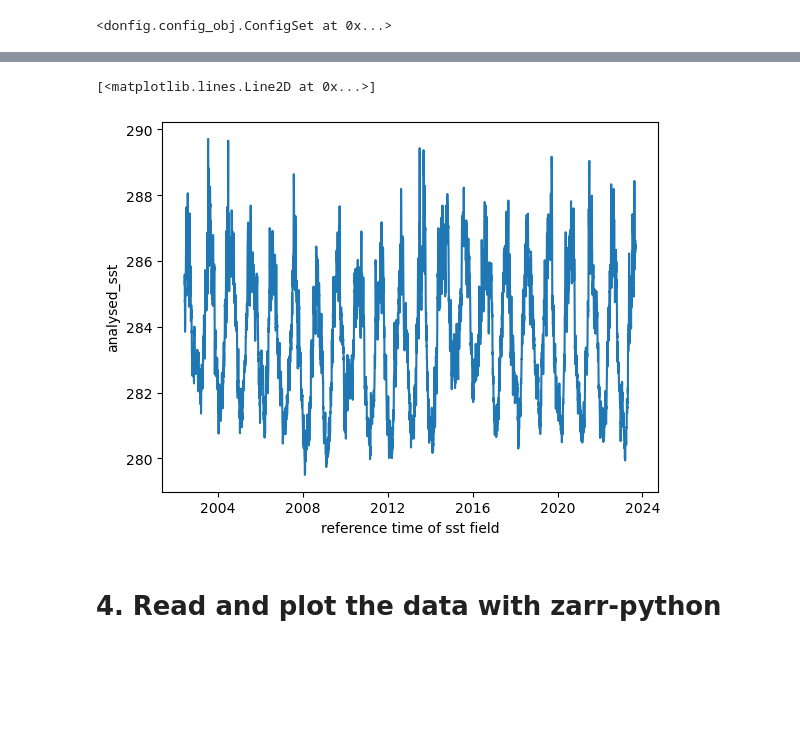
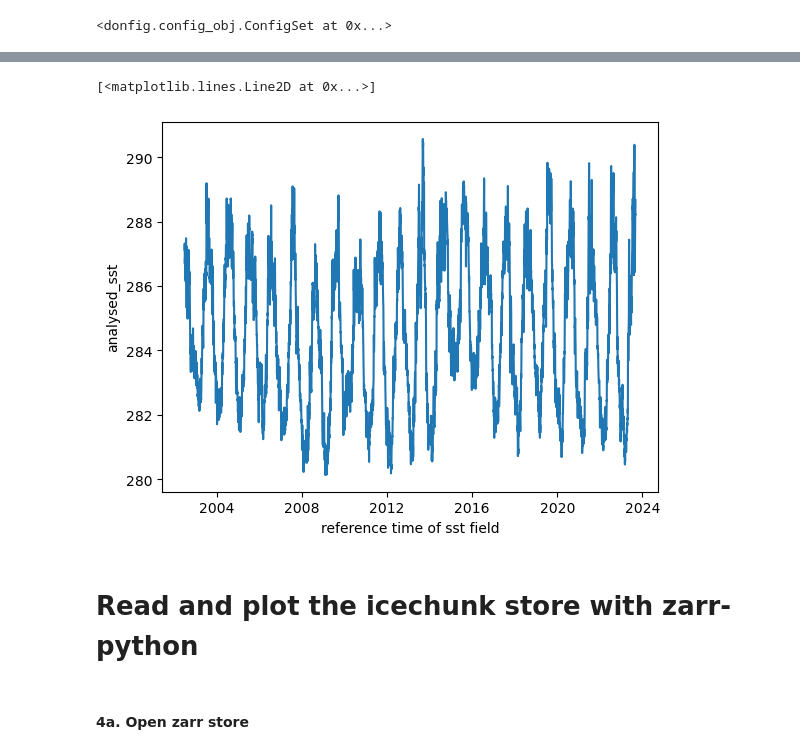
Before and after one commit to earth-mover/icechunk-nasa, a Jupyter notebook: notebooks/mur-sst/read_virtual.ipynb, the cells around one changed output, grey strips where cells are left out. Saved outputs shown, nothing was run; the diff lists cells and outputs as text; code cells hidden in the pictures; blank space fills up the shorter version.

```diff
--- a/notebooks/mur-sst/read_virtual.ipynb
+++ b/notebooks/mur-sst/read_virtual.ipynb
@@ -38 +50,9 @@ zarr.config.set({
+# %%
+bucket = 'nasa-eodc-scratch'
+store_name = "MUR-JPL-L4-GLOB-v4.1-virtual-v1"
+lat_range = (47.5, 48.5)
+lon_range = (-125.5, -124.5)
+lat_min = -90
+lon_min = -180
+resolution = 0.01
 # %% [markdown]
@@ -47 +60,22 @@ session = repo.readonly_session(branch="main")
+# %%
+def get_repo(bucket_name: str, store_name: str):
+    session = boto3.Session()
+
+    # Get the credentials from the session
+    credentials = session.get_credentials()
+
+    # Extract the actual key, secret, and token
+    creds = credentials.get_frozen_credentials()
+    storage = icechunk.s3_storage(
+        bucket=bucket,
+        prefix=f"icechunk/{store_name}",
+        access_key_id=creds.access_key,
+        secret_access_key=creds.secret_key,
+        session_token=creds.token
+    )
+
+    return icechunk.Repository.open(storage)
+# %%
+repo = get_repo(bucket_name=bucket, store_name=store_name)
+session = repo.readonly_session(branch="main")
 # %% [markdown]
@@ -148,4 +182,4 @@ westernmost_longitude :
 # %%
 %%time
-data = xds.analysed_sst.sel(lat=slice(48, 49), lon=slice(-125, -124)).mean(["lat", "lon"]).load()
+xds_subset = xds.analysed_sst.sel(lat=slice(*lat_range), lon=slice(*lon_range)).mean(["lat", "lon"]).load()
 # %% [output]
@@ -154,4 +188,4 @@ Wall time: 2min 4s
 # %%
 %%time
-data.plot()
+xds_subset.plot()
 # %% [output]
@@ -160,6 +194,8 @@ Wall time: 16.4 ms
 [<matplotlib.lines.Line2D at 0x...>]
-[figure, old version]
+[figure, new version]
 # %% [markdown]
-# 4. Read and plot the data with zarr-python
+# Read and plot the icechunk store with zarr-python
+# %% [markdown]
+#### 4a. Open zarr store
 # %%
 %%time
```
Also changed, not shown: parts of 35 cells of this notebook.
